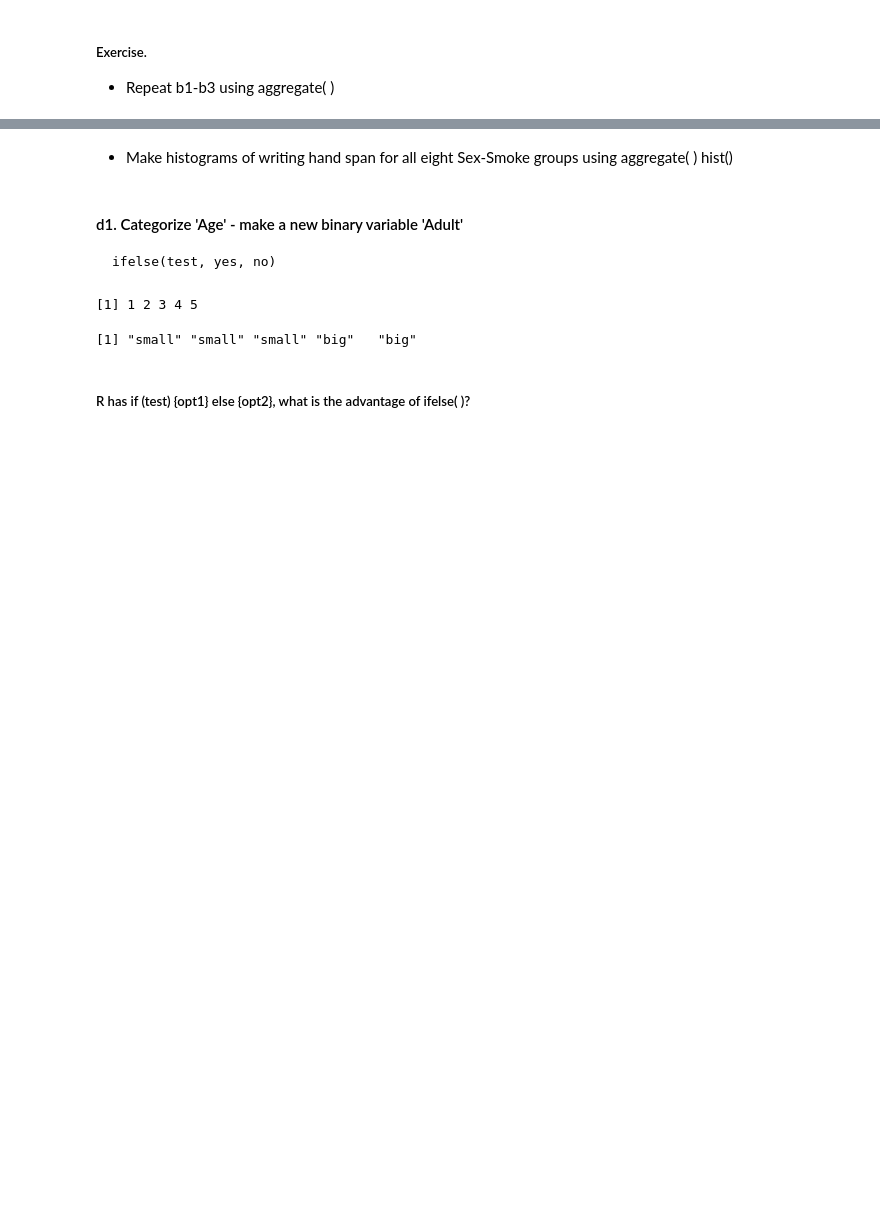
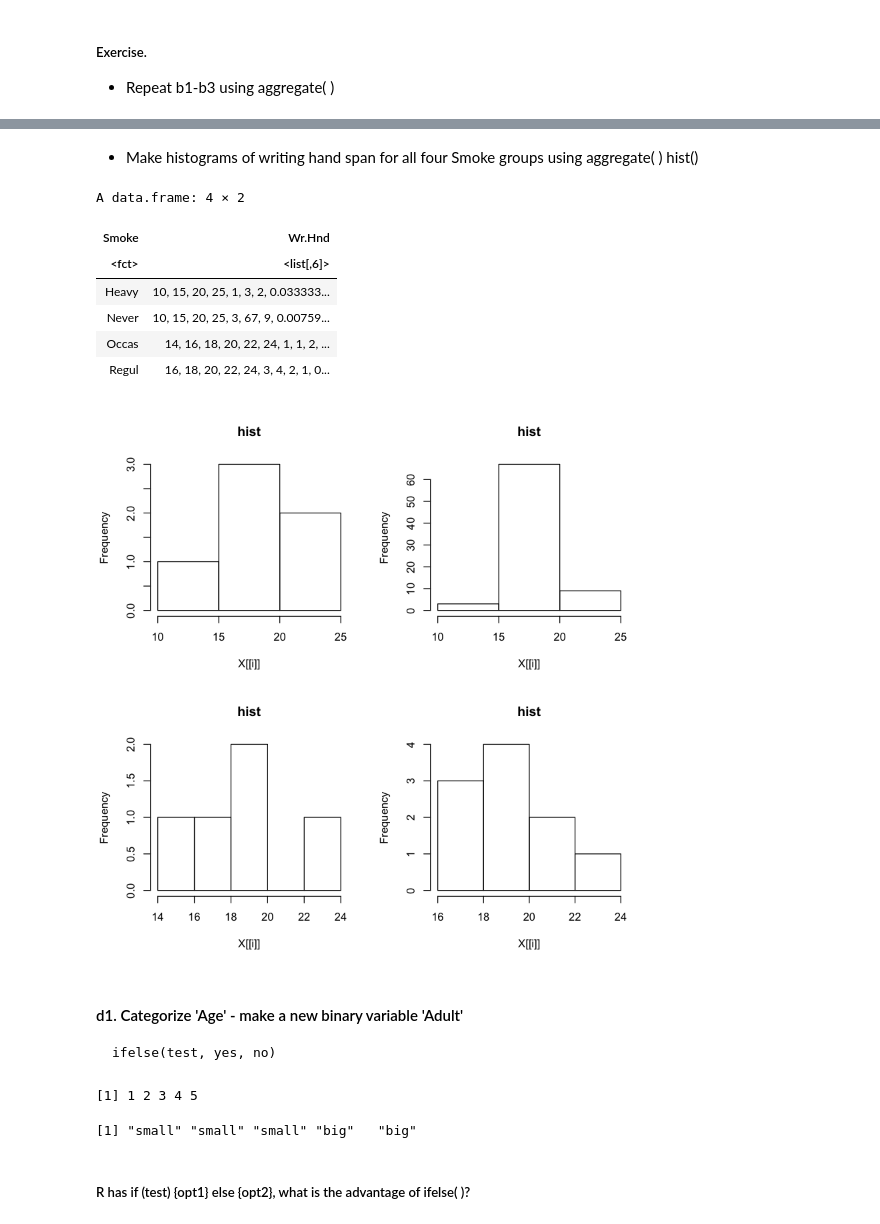
Before and after one commit to McGill-MiCM/MiCM2020, a Jupyter notebook: Efficiency_LY_20200307.ipynb, the cells around one changed output, grey strips where cells are left out. Drawn from its saved outputs; the diff is of its cells as text; code cells hidden in the pictures; blank space fills up the shorter version.

```diff
--- a/Efficiency_LY_20200307.ipynb
+++ b/Efficiency_LY_20200307.ipynb
@@ -443,6 +819,19 @@ summary(data)
 # %% [markdown]
-- Make histograms of writing hand span for all eight Sex-Smoke groups using aggregate( )
+- Make histograms of writing hand span for all four Smoke groups using aggregate( )
         hist()
+# %%
+par(mfrow = c(2,2))
+aggregate(Wr.Hnd~Smoke, data = data, FUN = hist,
+          main = "hist", breaks = 3)
+# %% [output]
+A data.frame: 4 × 2
+| Smoke | Wr.Hnd |
+| <fct> | <list[,6]> |
+| Heavy | 10, 15, 20, 25, 1, 3, 2, 0.033333... |
+| Never | 10, 15, 20, 25, 3, 67, 9, 0.00759... |
+| Occas | 14, 16, 18, 20, 22, 24, 1, 1, 2, ... |
+| Regul | 16, 18, 20, 22, 24, 3, 4, 2, 1, 0... |
+[figure, added]
 # %% [markdown]
 #### d1. Categorize 'Age' - make a new binary variable 'Adult'
     ifelse(test, yes, no)
```
Also changed, not shown: parts of 87 cells of this notebook, 3 other files.
